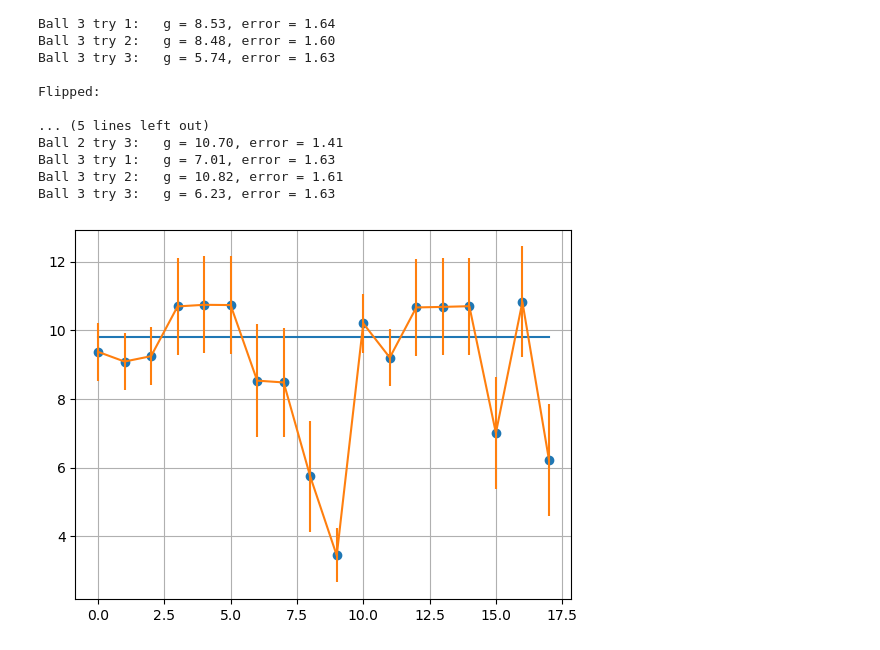
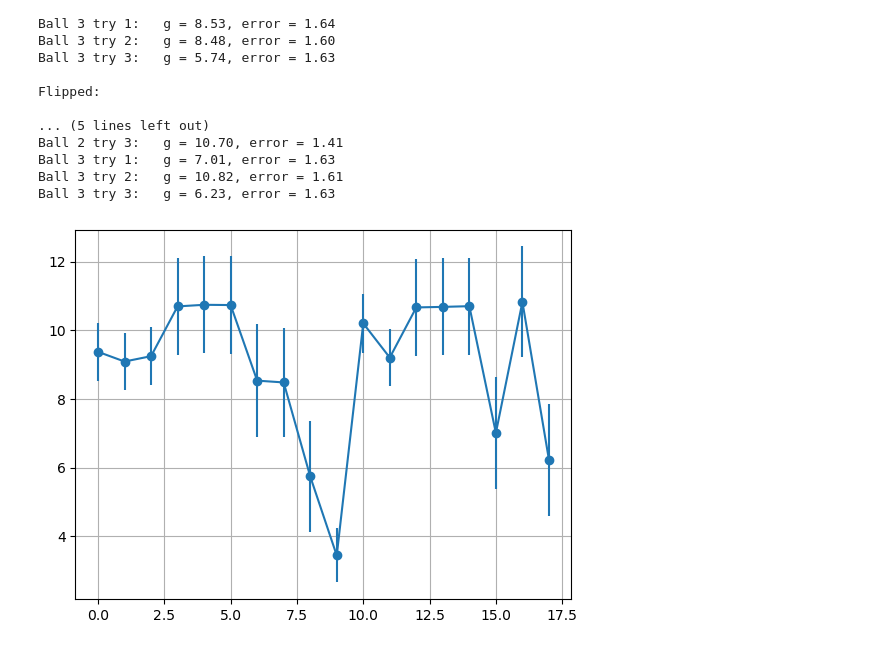
Before and after one commit to miguitarra/AppStats2024, a Jupyter notebook: Plane/incline_clean.ipynb, the cells around one changed output. Drawn from its saved outputs; the diff is of its cells as text; code cells hidden in the pictures.

```diff
--- a/Plane/incline_clean.ipynb
+++ b/Plane/incline_clean.ipynb
@@ -331,7 +331,7 @@ To do - what is the mean angle and its error that should be put to formula? - fo
 def alpha(opposite, adjacent):
     return np.arctan(opposite/adjacent)
 
-def error_alpha(opposite, adjacent, ruler_error=0.05):
+def error_alpha(opposite, adjacent, ruler_error=0.1):
     return ruler_error/np.sqrt(opposite**2 + adjacent**2)
 
 op_miguel = 22.2
@@ -342,22 +342,24 @@ adj_miguel = 89.75
 adj_michal = 89.1
 adj_sara = 89.75
 
-alpha_miguel = alpha(op_miguel, adj_miguel)
-error_alpha_miguel = error_alpha(op_miguel, adj_miguel)
+angle_miguel = alpha(op_miguel, adj_miguel)
+u_angle_miguel = error_alpha(op_miguel, adj_miguel)
 
-alpha_michal = alpha(op_michal, adj_michal)
-error_alpha_michal = error_alpha(op_michal, adj_michal)
+angle_michal = alpha(op_michal, adj_michal)
+u_angle_michal = error_alpha(op_michal, adj_michal)
 
-alpha_sara = alpha(op_sara, adj_sara)
-error_alpha_sara = error_alpha(op_sara, adj_sara)
+angle_sara = alpha(op_sara, adj_sara)
+u_angle_sara = error_alpha(op_sara, adj_sara)
 
-print(f'Miguel: alpha = {alpha_miguel:.5f}, error = {error_alpha_miguel:.5f}\nMichal: alpha = {alpha_michal:.5f}, error = {error_alpha_michal:.5f}\nSara: alpha = {alpha_sara:.5f}, error = {error_alpha_sara:.5f}')
-
+print(f'Miguel: alpha = {angle_miguel:.5f}, error = {u_angle_miguel:.5f}\nMichal: alpha = {angle_michal:.5f}, error = {u_angle_michal:.5f}\nSara: alpha = {angle_sara:.5f}, error = {u_angle_sara:.5f}')
 # Goniometer measurements
 
 angle_gonio1 = 13.9*np.pi/180 # og orientation
 angle_gonio2 = 14.0*np.pi/180  # flipped
-error_gonio = 0.07*np.pi/180  # something like that???
+u_angle_gonio = 0.05*np.pi/180  # something like that???
 # The table deviation from horizontalness
 angle_table = 0.1*np.pi/180
+
+
+print(f'Gonio1: alpha = {angle_gonio1}\nGonio2: alpha = {angle_gonio2}, error = {u_angle_gonio}')
 # %% [output]
@@ -420,12 +443,12 @@ u_g_f_dic = {}
 for key, val in a_dic.items():
     #print(val)
     g_dic[key] = g_incline(val, angle_gonio1, 0, D1, d)
-    u_g_dic[key] = g_error(val, u_a_dic[key], angle_gonio1, error_gonio, 0, 0, D1, u_D, d, u_d)
+    u_g_dic[key] = g_error(val, u_a_dic[key], angle_gonio1, u_angle_gonio, 0, 0, D1, u_D, d, u_d)
 
 for key, val in a_f_dic.items():
     #print(val)
     g_f_dic[key] = g_incline(val, angle_gonio1, 0, D1, d)
-    u_g_f_dic[key] = g_error(val, u_a_dic[key], angle_gonio1, error_gonio, 0, 0, D1, u_D, d, u_d)
+    u_g_f_dic[key] = g_error(val, u_a_dic[key], angle_gonio1, u_angle_gonio, 0, 0, D1, u_D, d, u_d)
 
 
 for key in fixed_keys:
@@ -456,23 +479,23 @@ Ball 3 try 3:   g = 6.23, error = 1.63
 # %%
 g_list = [val for val in g_dic.values()]
 u_g_list = [val for val in u_g_dic.values()]
 
 g_list_f = [val for val in g_f_dic.values()]
 u_g_f_list = [val for val in u_g_f_dic.values()]
 
 
 g_arr = np.array(g_list + g_list_f)
 u_g_arr = np.array(u_g_list + u_g_f_list)
 
 
 
 
-domain = list(range(len(g_arr)))
+domain = [i for i in range(len(g_arr))]
 
 plt.scatter(domain, g_arr)
-plt.plot(domain, np.ones_like(g_arr)*9.81)
+#plt.plot(domain, np.ones_like(g_arr)*9.81)
 plt.errorbar(domain, g_arr, yerr=u_g_arr)
 plt.grid(True)
 plt.show()
 # %% [output]
-[figure, old version]
+[figure, new version]
```
Also changed, not shown: parts of 8 cells of this notebook.
